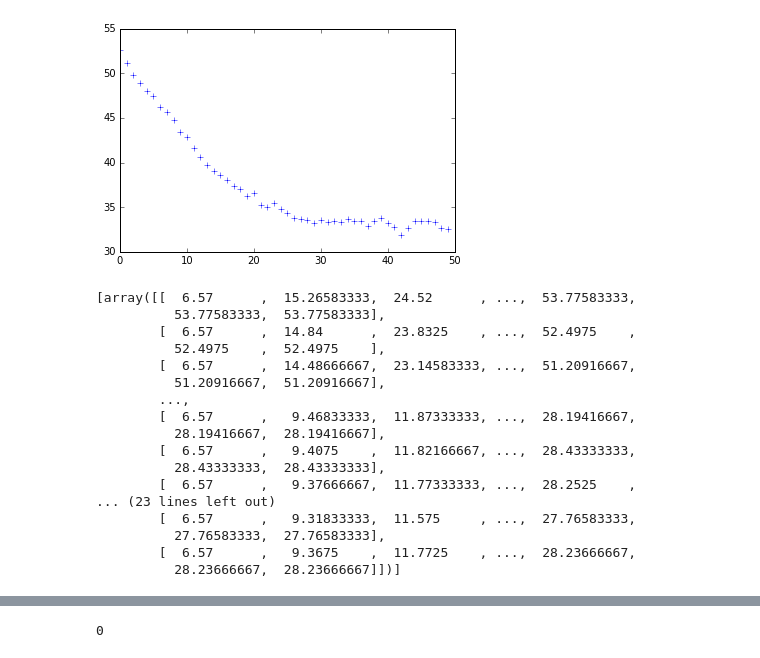
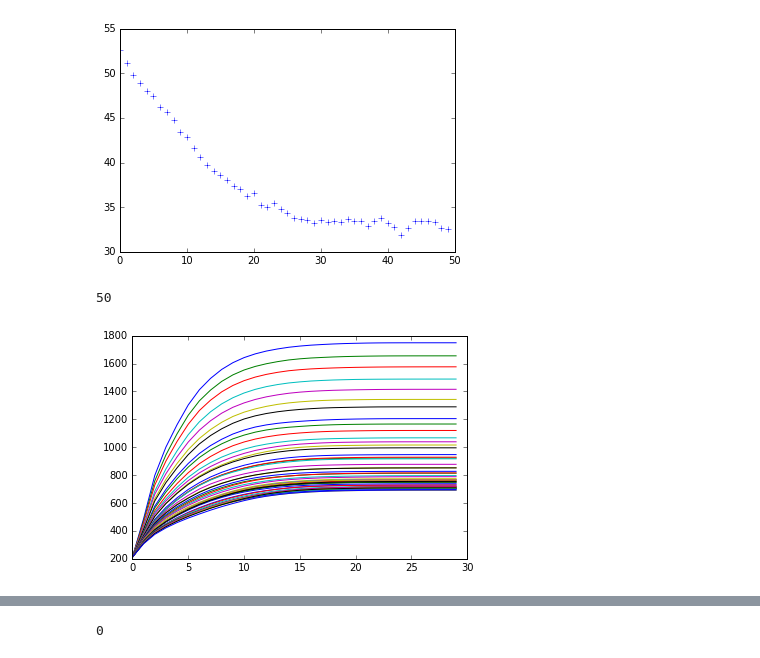
Before and after one commit to kmyim/BT_MP, a Jupyter notebook: coordination_game/simulations/multiplex_clustering.ipynb, the cells around one changed output, grey strips where cells are left out. Cells and saved outputs as stored; diff of their text form; code cells hidden in the pictures.

```diff
--- a/coordination_game/simulations/multiplex_clustering.ipynb
+++ b/coordination_game/simulations/multiplex_clustering.ipynb
@@ -62,8 +66,8 @@ def nodeswap(G, n_swap):
     H = G.copy()
     noodes = np.random.choice(np.arange(len(G)), n_swap, replace=False)
     for n in range(int(n_swap/2)):
-        nodeA = noodes[n]
-        nodeB = noodes[n+1]
+        nodeA = noodes[2*n]
+        nodeB = noodes[2*n+1]
         neighsetA = list(set(G.neighbors(nodeA))-{nodeB})
         neighsetB = list(set(G.neighbors(nodeB))-{nodeA})
         H.remove_edges_from(G.edges(nodeA))
@@ -172,7 +176,8 @@ trialtime = 30
 mu=0.3
 finesse = 50
 #max_nswap = 10000
-max_nswap=750
+max_nswap=200
+np.random.seed(0)
 def go(trialnumber):
 
     results = np.zeros([finesse, trialtime])
@@ -184,40 +189,29 @@ def go(trialnumber):
         infected = set((np.where(thresh <= 0)[0]))
         for n in range(finesse):
             #G = nx.planted_partition_graph(N_group, N_verti, 1, n/finesse)
-            H = nx.double_edge_swap(H, int(max_nswap/finesse), max_tries=max_nswap*N_group*N_verti);
+            #H = nx.double_edge_swap(H, int(max_nswap/finesse), max_tries=max_nswap*N_group*N_verti);
             #H = comm_network(H, n*max_nswap/finesse )
-            #H = nodeswap(H, 2)
+            H = nodeswap(H, 4)
             results[n] = results[n]  + simulate(G, H, trialtime, thresh, copy.deepcopy(infected))
 
     return results/trialnumber
 
-filename = 'cluster_cluster_p/edge_swap_5v20_mu03_new.npy'
+filename = 'cluster_cluster_p/node_swap_5v20_mu03_new.npy'
 np.save(filename, np.zeros([finesse, trialtime]))
 membuff=30
 for savetomem in range(membuff):
     pool= Pool()
-    results_new = pool.map(go, [10, 10, 10])
+    results_new = pool.map(go, [20, 20, 20])
     results = np.load(filename) + np.asarray(sum(results_new), dtype=float)/3
     np.save(filename, results)
 
 np.save(filename, np.load(filename)/membuff)
-# %%
-results_new
-# %% [output]
-[array([[  6.57      ,  15.26583333,  24.52      , ...,  53.77583333,
-          53.77583333,  53.77583333],
-        [  6.57      ,  14.84      ,  23.8325    , ...,  52.4975    ,
-          52.4975    ,  52.4975    ],
-        [  6.57      ,  14.48666667,  23.14583333, ...,  51.20916667,
-          51.20916667,  51.20916667],
-        ...,
-        [  6.57      ,   9.46833333,  11.87333333, ...,  28.19416667,
-          28.19416667,  28.19416667],
-        [  6.57      ,   9.4075    ,  11.82166667, ...,  28.43333333,
-          28.43333333,  28.43333333],
-        [  6.57      ,   9.37666667,  11.77333333, ...,  28.2525    ,
-... (23 lines left out)
-        [  6.57      ,   9.31833333,  11.575     , ...,  27.76583333,
-          27.76583333,  27.76583333],
-        [  6.57      ,   9.3675    ,  11.7725    , ...,  28.23666667,
-          28.23666667,  28.23666667]])]
+# %%
+len(results)
+# %% [output]
+50
+# %%
+for r in range(len(results)):
+    plt.plot(results[r])
+# %% [output]
+[figure, added]
```
Also changed, not shown: parts of 2 cells of this notebook, 4 other files.
